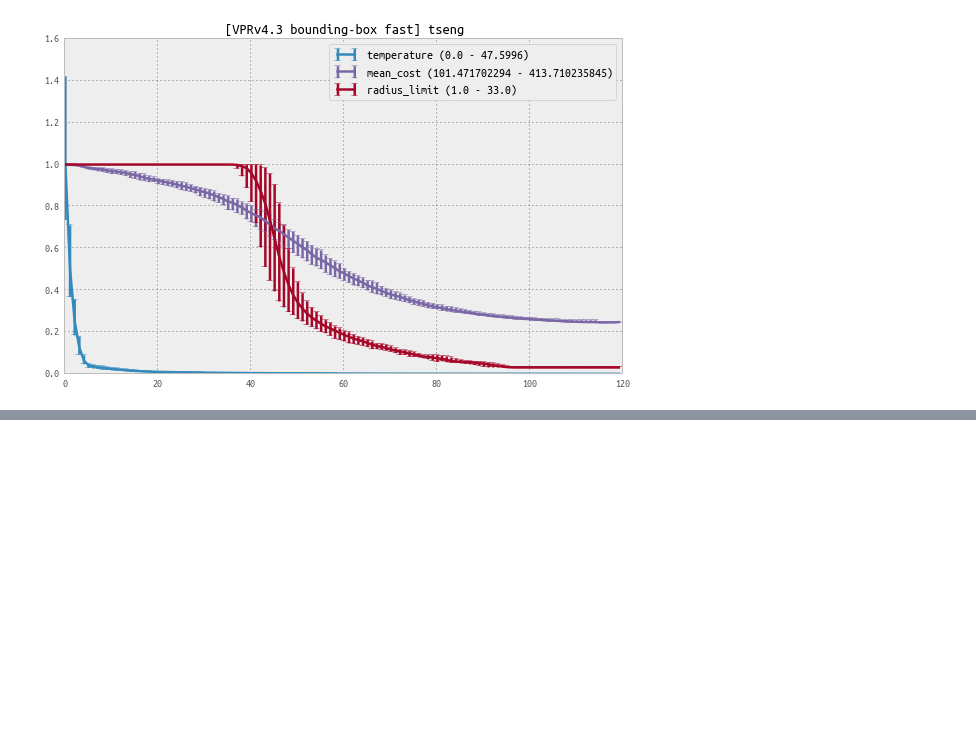
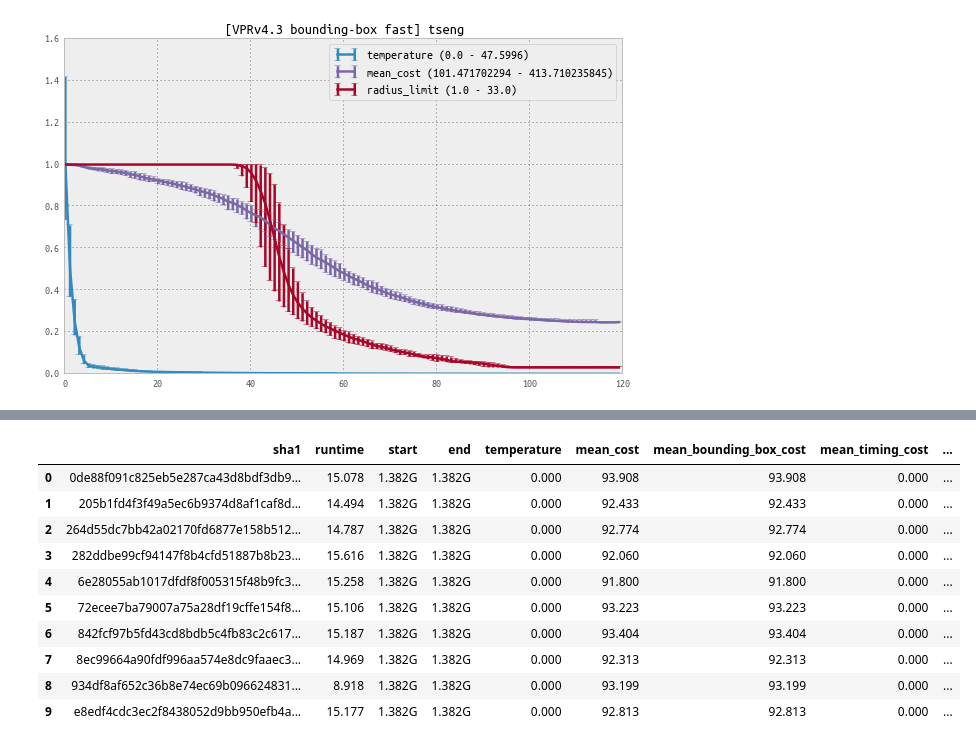
Before and after one commit to cfobel/cyvpr, a Jupyter notebook: notebooks/Place results.ipynb, the cells around one changed output, grey strips where cells are left out. Cells and saved outputs as stored; diff of their text form; code cells hidden in the pictures; blank space fills up the shorter version.

```diff
--- a/notebooks/Place results.ipynb
+++ b/notebooks/Place results.ipynb
@@ -240,0 +318,14 @@ legend()
+# %%
+placement_results['not_fast']
+# %% [output]
+|  | sha1 | runtime | start | end | temperature | mean_cost | mean_bounding_box_cost | mean_timing_cost | ... |
+| 0 | 0de88f091c825eb5e287ca43d8bdf3db9... | 15.078 | 1.382G | 1.382G | 0.000 | 93.908 | 93.908 | 0.000 | ... |
+| 1 | 205b1fd4f3f49a5ec6b9374d8af1caf8d... | 14.494 | 1.382G | 1.382G | 0.000 | 92.433 | 92.433 | 0.000 | ... |
+| 2 | 264d55dc7bb42a02170fd6877e158b512... | 14.787 | 1.382G | 1.382G | 0.000 | 92.774 | 92.774 | 0.000 | ... |
+| 3 | 282ddbe99cf94147f8b4cfd51887b8b23... | 15.616 | 1.382G | 1.382G | 0.000 | 92.060 | 92.060 | 0.000 | ... |
+| 4 | 6e28055ab1017dfdf8f005315f48b9fc3... | 15.258 | 1.382G | 1.382G | 0.000 | 91.800 | 91.800 | 0.000 | ... |
+| 5 | 72ecee7ba79007a75a28df19cffe154f8... | 15.106 | 1.382G | 1.382G | 0.000 | 93.223 | 93.223 | 0.000 | ... |
+| 6 | 842fcf97b5fd43cd8bdb5c4fb83c2c617... | 15.187 | 1.382G | 1.382G | 0.000 | 93.404 | 93.404 | 0.000 | ... |
+| 7 | 8ec99664a90fdf996aa574e8dc9faaec3... | 14.969 | 1.382G | 1.382G | 0.000 | 92.313 | 92.313 | 0.000 | ... |
+| 8 | 934df8af652c36b8e74ec69b096624831... | 8.918 | 1.382G | 1.382G | 0.000 | 93.199 | 93.199 | 0.000 | ... |
+| 9 | e8edf4cdc3ec2f8438052d9bb950efb4a... | 15.177 | 1.382G | 1.382G | 0.000 | 92.813 | 92.813 | 0.000 | ... |
```
Also changed, not shown: parts of 17 cells of this notebook.
